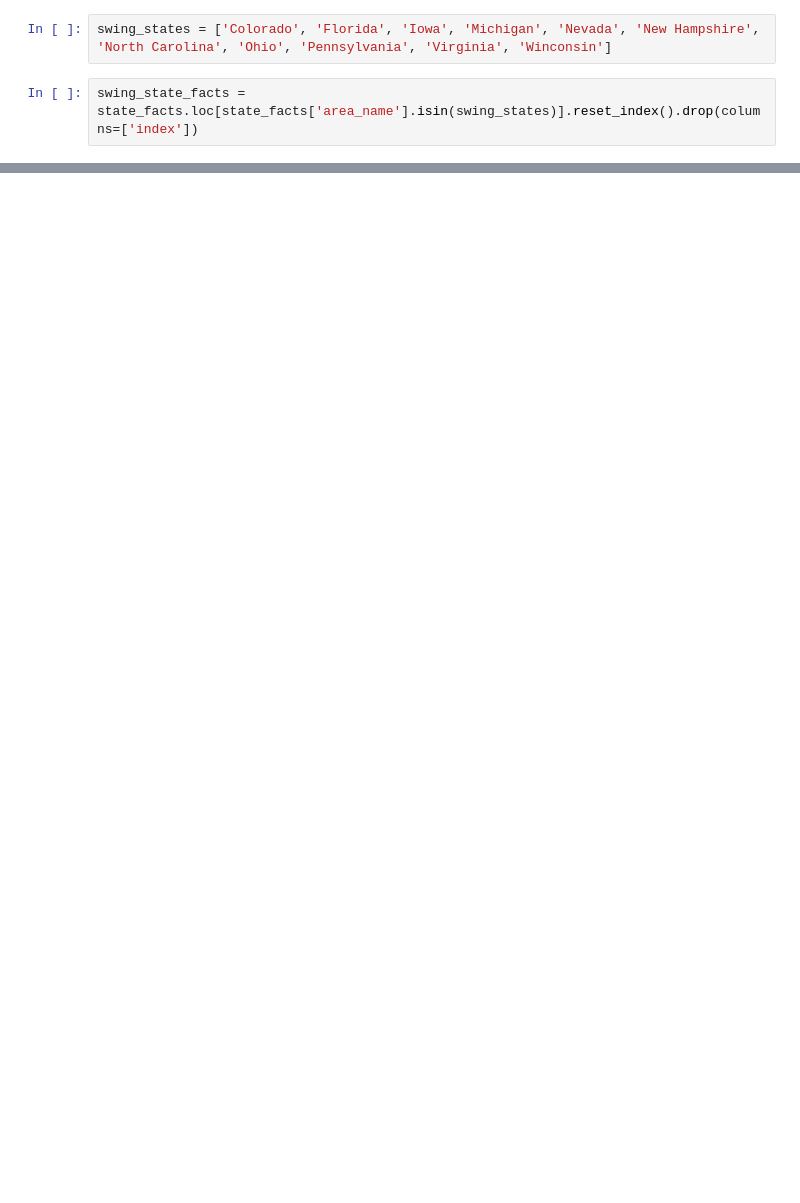
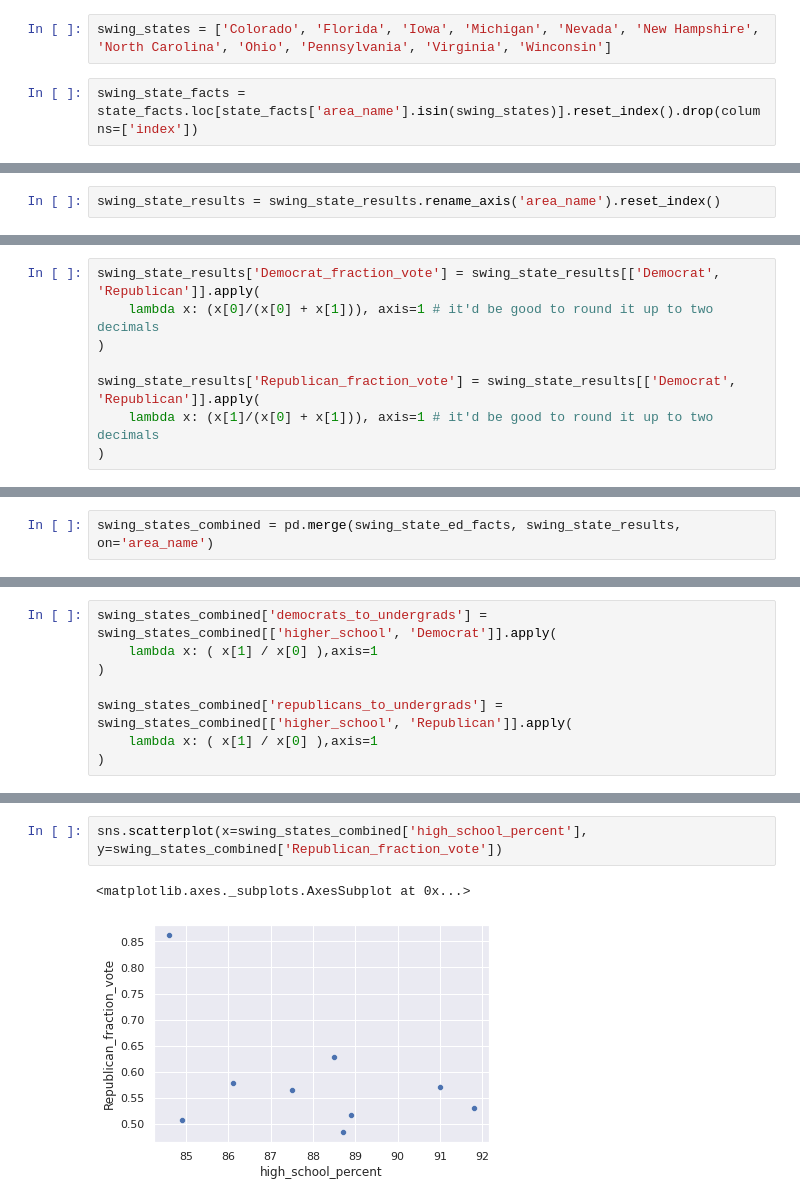
Before and after one commit to virbickt/aers, a Jupyter notebook: Untitled7.ipynb, the cells around one changed output, grey strips where cells are left out. Cells and saved outputs as stored; diff of their text form; blank space fills up the shorter version.

```diff
--- a/Untitled7.ipynb
+++ b/Untitled7.ipynb
@@ -52,0 +184,2 @@ swing_state_ed_facts['high_school_numbers'] = swing_state_ed_facts['EDU635213'].
+# %%
+swing_state_results = swing_state_results.rename_axis('area_name').reset_index()
@@ -52,0 +199,8 @@ swing_state_ed_facts['high_school_numbers'] = swing_state_ed_facts['EDU635213'].
+# %%
+swing_state_results['Democrat_fraction_vote'] = swing_state_results[['Democrat', 'Republican']].apply(
+    lambda x: (x[0]/(x[0] + x[1])), axis=1 # it'd be good to round it up to two decimals
+)
+
+swing_state_results['Republican_fraction_vote'] = swing_state_results[['Democrat', 'Republican']].apply(
+    lambda x: (x[1]/(x[0] + x[1])), axis=1 # it'd be good to round it up to two decimals
+)
@@ -52,0 +233,2 @@ swing_state_ed_facts['high_school_numbers'] = swing_state_ed_facts['EDU635213'].
+# %%
+swing_states_combined = pd.merge(swing_state_ed_facts, swing_state_results, on='area_name')
@@ -52,0 +248,8 @@ swing_state_ed_facts['high_school_numbers'] = swing_state_ed_facts['EDU635213'].
+# %%
+swing_states_combined['democrats_to_undergrads'] = swing_states_combined[['higher_school', 'Democrat']].apply(
+    lambda x: ( x[1] / x[0] ),axis=1
+)
+
+swing_states_combined['republicans_to_undergrads'] = swing_states_combined[['higher_school', 'Republican']].apply(
+    lambda x: ( x[1] / x[0] ),axis=1
+)
@@ -52,0 +269,5 @@ swing_state_ed_facts['high_school_numbers'] = swing_state_ed_facts['EDU635213'].
+# %%
+sns.scatterplot(x=swing_states_combined['high_school_percent'], y=swing_states_combined['Republican_fraction_vote'])
+# %% [output]
+<matplotlib.axes._subplots.AxesSubplot at 0x...>
+[figure, added]
```
Also changed, not shown: parts of 21 cells of this notebook.
